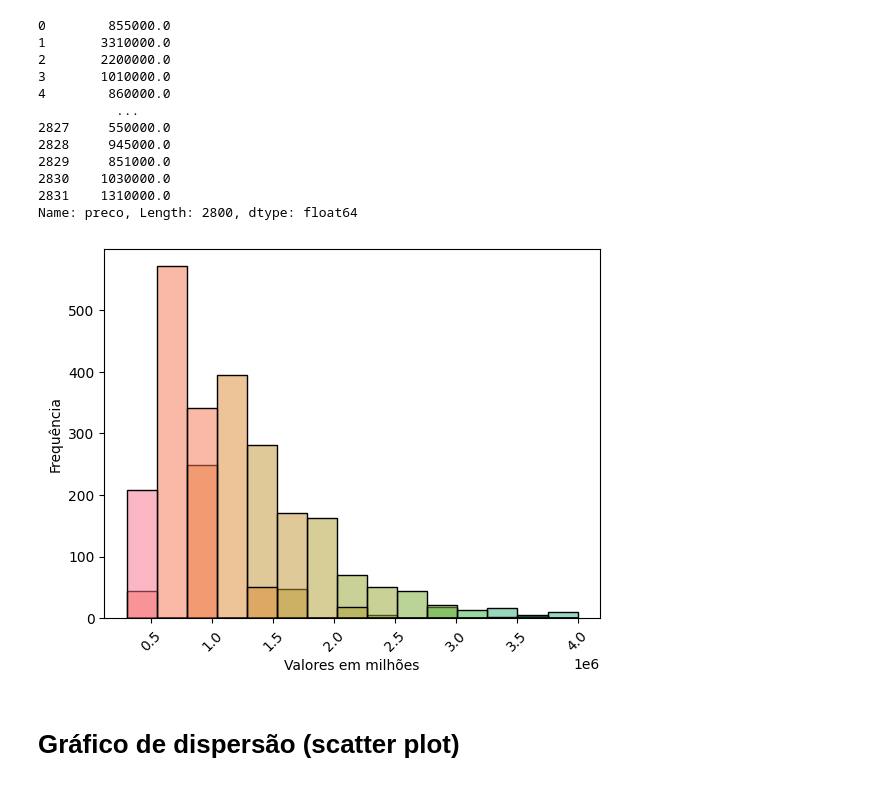
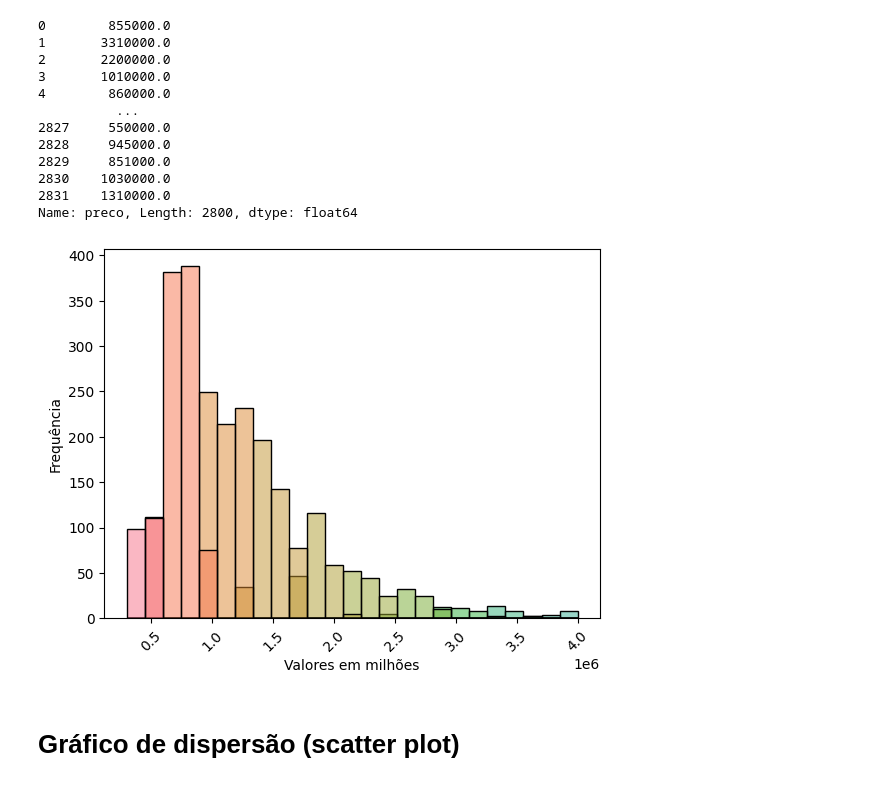
Before and after one commit to cvs2010/Data-Science-Projects, a Jupyter notebook: 00_pandas_tutorial.ipynb, the cells around one changed output. Drawn from its saved outputs; the diff is of its cells as text; code cells hidden in the pictures.

```diff
--- a/00_pandas_tutorial.ipynb
+++ b/00_pandas_tutorial.ipynb
@@ -623,7 +625,8 @@ housing[filtro_housing_preco].preco.plot.hist(figsize=(8, 4))
 <Axes: ylabel='Frequency'>
 [figure]
 # %%
-housing[filtro_housing_preco].preco
+housing_filtro_preco1 = housing[filtro_housing_preco].preco
+housing_filtro_preco1
 # %% [output]
 0        855000.0
 1       3310000.0
@@ -639,19 +642,16 @@ housing[filtro_housing_preco].preco
 Name: preco, Length: 2800, dtype: float64
 # %%
 # Criando o histograma com cores variáveis
-sns.histplot(data=housing[filtro_housing_preco].preco, x=housing[filtro_housing_preco].preco, bins=15, hue=bins, legend=False)
+sns.histplot(data=housing_filtro_preco1, x=housing_filtro_preco1, bins=25, hue=bins, legend=False)
 
 # Adicionando rótulos aos eixos
 plt.xlabel('Valores em milhões')
 plt.ylabel('Frequência')
 
 # Rotacionando a exibição do eixo x em 45 graus
-plt.xticks(rotation=45)
-
-# Exibindo o gráfico
-plt.show()
+plt.xticks(rotation=45);
 # %% [output]
-[figure, old version]
+[figure, new version]
 # %% [markdown]
 #  Gráfico de dispersão (scatter plot)
 # %% [markdown]
```
Also changed, not shown: parts of 42 cells of this notebook.
